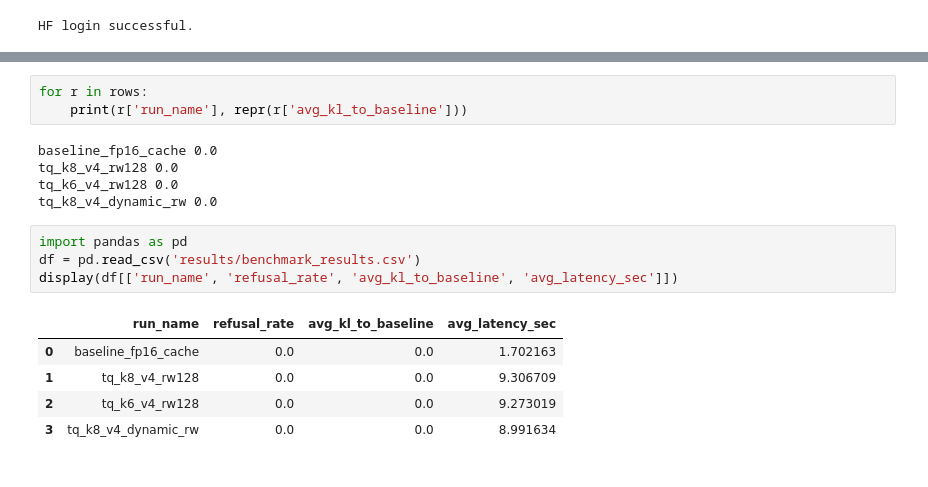
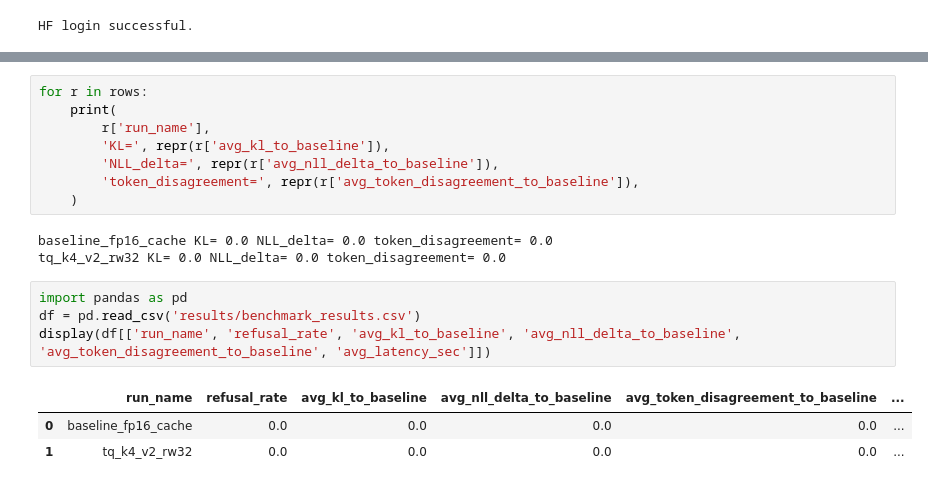
Before and after one commit to aaliyan1230/turboquant-heretic-kv-bench, a Jupyter notebook: notebooks/turboquant_heretic_eval.ipynb, the cells around one changed output, grey strips where cells are left out. Cells and saved outputs as stored; diff of their text form.

```diff
--- a/notebooks/turboquant_heretic_eval.ipynb
+++ b/notebooks/turboquant_heretic_eval.ipynb
@@ -196,18 +474,19 @@ rows
 # %%
 for r in rows:
-    print(r['run_name'], repr(r['avg_kl_to_baseline']))
+    print(
+        r['run_name'],
+        'KL=', repr(r['avg_kl_to_baseline']),
+        'NLL_delta=', repr(r['avg_nll_delta_to_baseline']),
+        'token_disagreement=', repr(r['avg_token_disagreement_to_baseline']),
+    )
 # %% [output]
-baseline_fp16_cache 0.0
-tq_k8_v4_rw128 0.0
-tq_k6_v4_rw128 0.0
-tq_k8_v4_dynamic_rw 0.0
+baseline_fp16_cache KL= 0.0 NLL_delta= 0.0 token_disagreement= 0.0
+tq_k4_v2_rw32 KL= 0.0 NLL_delta= 0.0 token_disagreement= 0.0
 # %%
 import pandas as pd
 df = pd.read_csv('results/benchmark_results.csv')
-display(df[['run_name', 'refusal_rate', 'avg_kl_to_baseline', 'avg_latency_sec']])
+display(df[['run_name', 'refusal_rate', 'avg_kl_to_baseline', 'avg_nll_delta_to_baseline', 'avg_token_disagreement_to_baseline', 'avg_latency_sec']])
 # %% [output]
-|  | run_name | refusal_rate | avg_kl_to_baseline | avg_latency_sec |
-| 0 | baseline_fp16_cache | 0.0 | 0.0 | 1.702163 |
-| 1 | tq_k8_v4_rw128 | 0.0 | 0.0 | 9.306709 |
-| 2 | tq_k6_v4_rw128 | 0.0 | 0.0 | 9.273019 |
-| 3 | tq_k8_v4_dynamic_rw | 0.0 | 0.0 | 8.991634 |
+|  | run_name | refusal_rate | avg_kl_to_baseline | avg_nll_delta_to_baseline | avg_token_disagreement_to_baseline | ... |
+| 0 | baseline_fp16_cache | 0.0 | 0.0 | 0.0 | 0.0 | ... |
+| 1 | tq_k4_v2_rw32 | 0.0 | 0.0 | 0.0 | 0.0 | ... |
```
Also changed, not shown: parts of 7 cells of this notebook.
